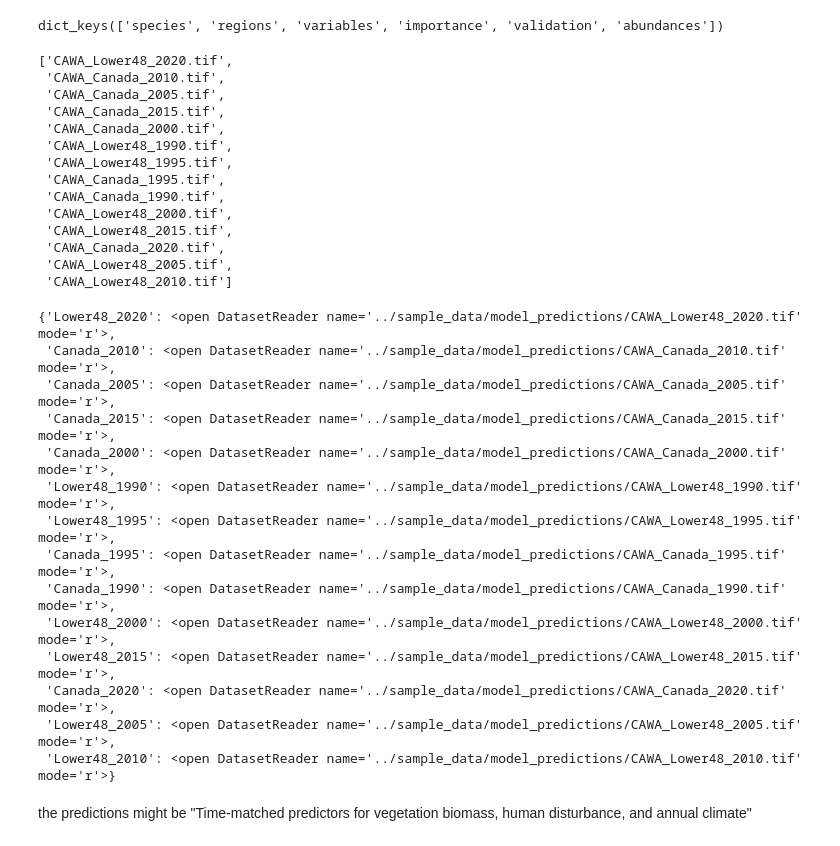
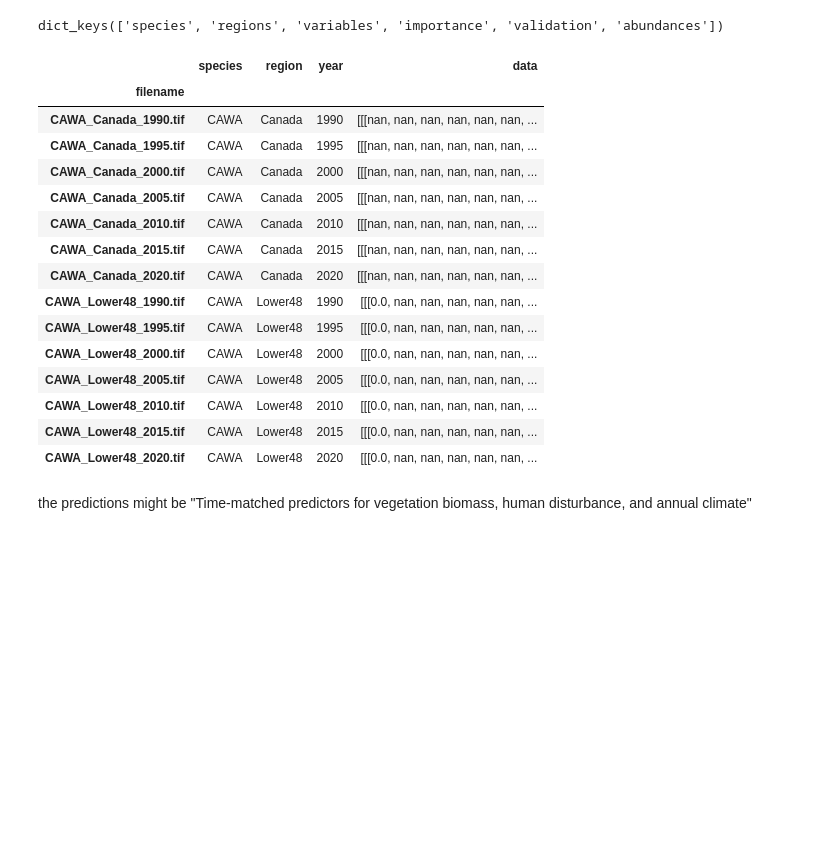
Before and after one commit to borealbirds/Boreal-Birds-dashboard, a Jupyter notebook: notebooks/eda.ipynb, the cells around one changed output. Saved outputs shown, nothing was run; the diff lists cells and outputs as text; code cells hidden in the pictures; blank space fills up the shorter version.

```diff
--- a/notebooks/eda.ipynb
+++ b/notebooks/eda.ipynb
@@ -14,41 +15,40 @@ meta_data.keys()
 dict_keys(['species', 'regions', 'variables', 'importance', 'validation', 'abundances'])
 # %%
 files = os.listdir(MODEL_PREDICTIONS)
-files
+def extract_species_region_year(files):
+    df = pd.DataFrame({"filename": files})
+
+    df[["species", "region", "year"]] = (
+        df["filename"]
+        .apply(lambda x: Path(x).stem.split("_"))
+        .apply(pd.Series)
+    )
+
+    df["year"] = df["year"].astype(int)
+    df = df.sort_values(by=['species', 'region', 'year'])
+
+    df['data'] = (
+        df["filename"]
+        .apply(lambda x: rasterio.open(f"{MODEL_PREDICTIONS}/{x}").read())
+    )
+    return df.set_index("filename")
+
+df = extract_species_region_year(files)
+df
 # %% [output]
-['CAWA_Lower48_2020.tif',
- 'CAWA_Canada_2010.tif',
- 'CAWA_Canada_2005.tif',
- 'CAWA_Canada_2015.tif',
- 'CAWA_Canada_2000.tif',
- 'CAWA_Lower48_1990.tif',
- 'CAWA_Lower48_1995.tif',
- 'CAWA_Canada_1995.tif',
- 'CAWA_Canada_1990.tif',
- 'CAWA_Lower48_2000.tif',
- 'CAWA_Lower48_2015.tif',
- 'CAWA_Canada_2020.tif',
- 'CAWA_Lower48_2005.tif',
- 'CAWA_Lower48_2010.tif']
+|  | species | region | year | data |
+| filename |  |  |  |  |
+| CAWA_Canada_1990.tif | CAWA | Canada | 1990 | [[[nan, nan, nan, nan, nan, nan, ... |
+| CAWA_Canada_1995.tif | CAWA | Canada | 1995 | [[[nan, nan, nan, nan, nan, nan, ... |
+| CAWA_Canada_2000.tif | CAWA | Canada | 2000 | [[[nan, nan, nan, nan, nan, nan, ... |
+| CAWA_Canada_2005.tif | CAWA | Canada | 2005 | [[[nan, nan, nan, nan, nan, nan, ... |
+| CAWA_Canada_2010.tif | CAWA | Canada | 2010 | [[[nan, nan, nan, nan, nan, nan, ... |
+| CAWA_Canada_2015.tif | CAWA | Canada | 2015 | [[[nan, nan, nan, nan, nan, nan, ... |
+| CAWA_Canada_2020.tif | CAWA | Canada | 2020 | [[[nan, nan, nan, nan, nan, nan, ... |
+| CAWA_Lower48_1990.tif | CAWA | Lower48 | 1990 | [[[0.0, nan, nan, nan, nan, nan, ... |
+| CAWA_Lower48_1995.tif | CAWA | Lower48 | 1995 | [[[0.0, nan, nan, nan, nan, nan, ... |
+| CAWA_Lower48_2000.tif | CAWA | Lower48 | 2000 | [[[0.0, nan, nan, nan, nan, nan, ... |
+| CAWA_Lower48_2005.tif | CAWA | Lower48 | 2005 | [[[0.0, nan, nan, nan, nan, nan, ... |
+| CAWA_Lower48_2010.tif | CAWA | Lower48 | 2010 | [[[0.0, nan, nan, nan, nan, nan, ... |
+| CAWA_Lower48_2015.tif | CAWA | Lower48 | 2015 | [[[0.0, nan, nan, nan, nan, nan, ... |
+| CAWA_Lower48_2020.tif | CAWA | Lower48 | 2020 | [[[0.0, nan, nan, nan, nan, nan, ... |
-# %%
-keys = [f.replace(".tif", "").replace("CAWA_", "") for f in files]
-
-datasets = {}
-for key, file in zip(keys, files):
-    datasets[key] = rasterio.open(f"{MODEL_PREDICTIONS}/{file}")
-datasets
-# %% [output]
-{'Lower48_2020': <open DatasetReader name='../sample_data/model_predictions/CAWA_Lower48_2020.tif' mode='r'>,
- 'Canada_2010': <open DatasetReader name='../sample_data/model_predictions/CAWA_Canada_2010.tif' mode='r'>,
- 'Canada_2005': <open DatasetReader name='../sample_data/model_predictions/CAWA_Canada_2005.tif' mode='r'>,
- 'Canada_2015': <open DatasetReader name='../sample_data/model_predictions/CAWA_Canada_2015.tif' mode='r'>,
- 'Canada_2000': <open DatasetReader name='../sample_data/model_predictions/CAWA_Canada_2000.tif' mode='r'>,
- 'Lower48_1990': <open DatasetReader name='../sample_data/model_predictions/CAWA_Lower48_1990.tif' mode='r'>,
- 'Lower48_1995': <open DatasetReader name='../sample_data/model_predictions/CAWA_Lower48_1995.tif' mode='r'>,
- 'Canada_1995': <open DatasetReader name='../sample_data/model_predictions/CAWA_Canada_1995.tif' mode='r'>,
- 'Canada_1990': <open DatasetReader name='../sample_data/model_predictions/CAWA_Canada_1990.tif' mode='r'>,
- 'Lower48_2000': <open DatasetReader name='../sample_data/model_predictions/CAWA_Lower48_2000.tif' mode='r'>,
- 'Lower48_2015': <open DatasetReader name='../sample_data/model_predictions/CAWA_Lower48_2015.tif' mode='r'>,
- 'Canada_2020': <open DatasetReader name='../sample_data/model_predictions/CAWA_Canada_2020.tif' mode='r'>,
- 'Lower48_2005': <open DatasetReader name='../sample_data/model_predictions/CAWA_Lower48_2005.tif' mode='r'>,
- 'Lower48_2010': <open DatasetReader name='../sample_data/model_predictions/CAWA_Lower48_2010.tif' mode='r'>}
```
Also changed, not shown: parts of 5 cells of this notebook.
